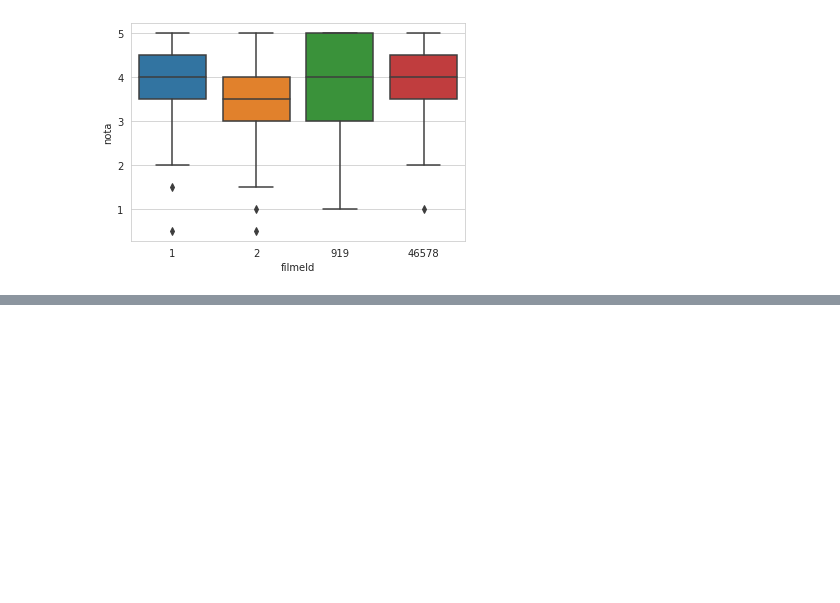
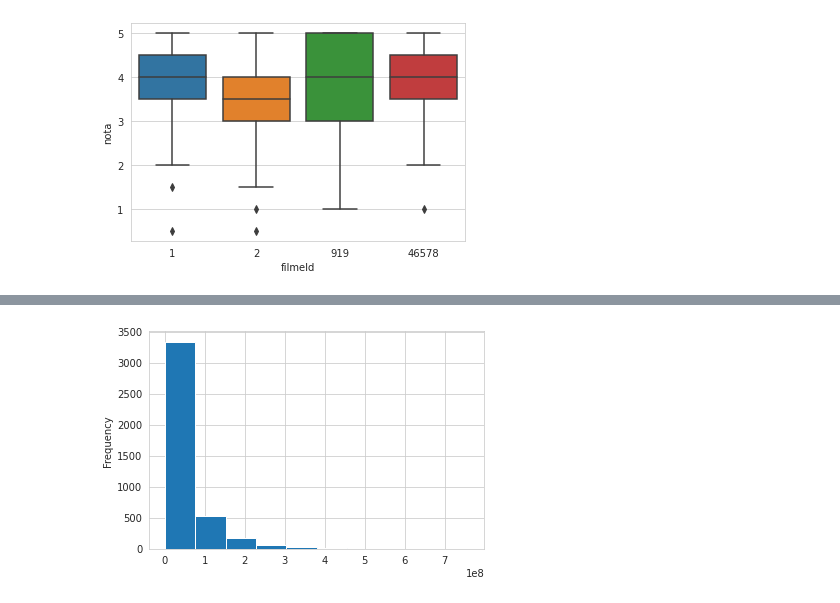
Before and after one commit to satoota/alura-base-filmes, a Jupyter notebook: Alura_Quarentena_Dados.ipynb, the cells around one changed output, grey strips where cells are left out. Cells and saved outputs as stored; diff of their text form; code cells hidden in the pictures; blank space fills up the shorter version.

```diff
--- a/Alura_Quarentena_Dados.ipynb
+++ b/Alura_Quarentena_Dados.ipynb
@@ -391,0 +457,6 @@ sns.boxplot(data= avaliacoes.query("filmeId in [1,2,919,46578]"), x="filmeId", y
+# %%
+# plotagem do faturamento em potencia de 10
+imdb['gross'].plot(kind='hist')
+plt.show()
+# %% [output]
+[figure, added]
```
Also changed, not shown: parts of 32 cells of this notebook.
